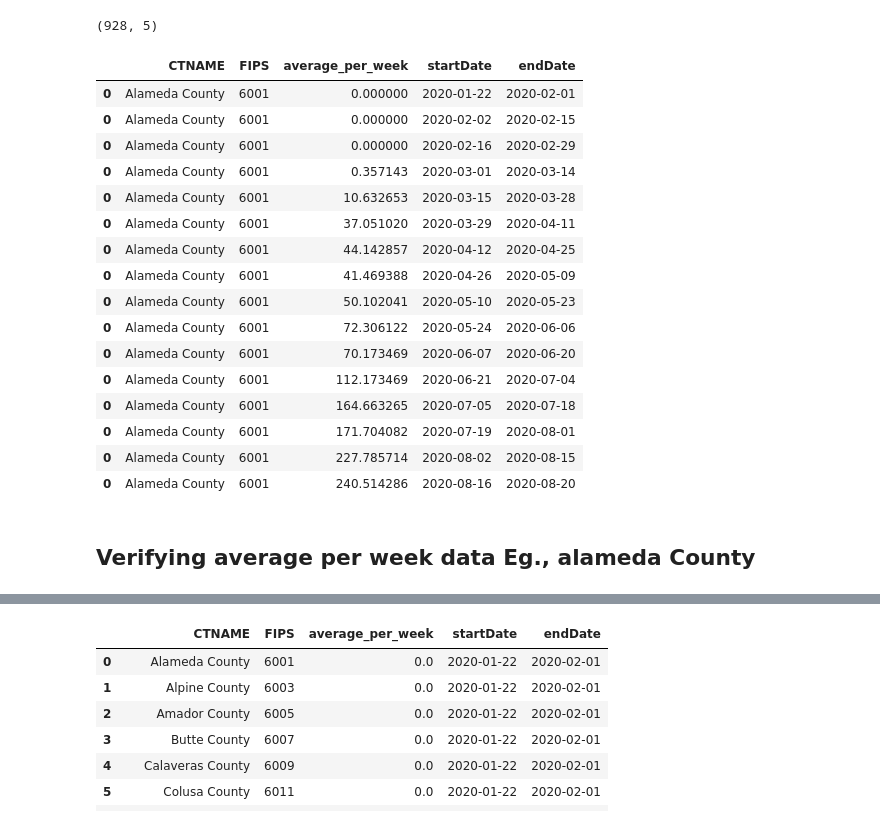
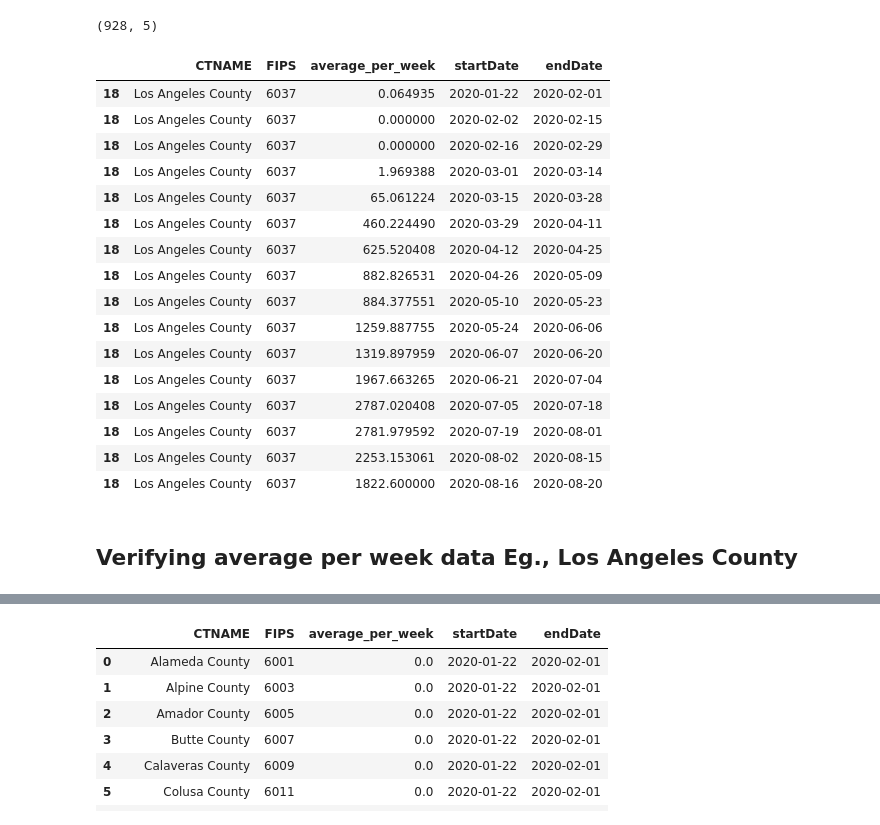
Before and after one commit to jeyasri-s2/meansquares, a Jupyter notebook: CA_LabelingData.ipynb, the cells around one changed output, grey strips where cells are left out. Saved outputs shown, nothing was run; the diff lists cells and outputs as text; code cells hidden in the pictures.

```diff
--- a/CA_LabelingData.ipynb
+++ b/CA_LabelingData.ipynb
@@ -1161,8 +1387,8 @@ NY_combined_sd_inertia_data.head(3)
 # %% [markdown]
 ## clean data - fill NA
 # %%
-NY_combined_sd_inertia_data = NY_combined_sd_inertia_data.fillna(0)
-NY_combined_sd_inertia_data.head(4)
+CA_combined_sd_inertia_data = CA_combined_sd_inertia_data.fillna(0)
+CA_combined_sd_inertia_data.head(4)
 # %% [output]
 |  | Date | Province_State | FIPS | New cases | mask_rule_active | CTFIPS | CTNAME | STFIPS | ... |
 | 0 | 2020-01-22 | California | 6001 | 0 | 0 | 6001 | Alameda County | 6 | ... |
@@ -1244,8 +1470,8 @@ plt.show()
 # %% [markdown]
 ## Rolling window to compare every 2 weeks with next 2 weeks
 # %%
-NY_combined_sd_inertia_data = NY_combined_sd_inertia_data.sort_values(by=['Date'])
-NY_combined_sd_inertia_data.head()
+CA_combined_sd_inertia_data = CA_combined_sd_inertia_data.sort_values(by=['Date'])
+CA_combined_sd_inertia_data.head()
 # %% [output]
 |  | Date | Province_State | FIPS | New cases | mask_rule_active | CTFIPS | CTNAME | STFIPS | ... |
 | 0 | 2020-01-22 | California | 6001 | 0 | 0 | 6001 | Alameda County | 6 | ... |
@@ -1272,8 +1498,8 @@ NY_combined_sd_inertia_data[NY_combined_sd_inertia_data['FIPS'] == 6001]
 # %%
-minDate = NY_combined_sd_inertia_data['Date'].min()
+minDate = CA_combined_sd_inertia_data['Date'].min()
 print(minDate)
 
-dateList = NY_combined_sd_inertia_data['Date'].unique()
+dateList = CA_combined_sd_inertia_data['Date'].unique()
 # %% [output]
 2020-01-22
 # %%
@@ -1342,8 +1568,8 @@ average_newCases_df = pd.DataFrame(columns=['CTNAME',  'FIPS',  'average_per_wee
 
 for index, row in week_df.iterrows():
     startDate, endDate = row['startDate'], row['endDate']
-    df_index = (NY_combined_sd_inertia_data['Date'] >= startDate) & (NY_combined_sd_inertia_data['Date'] <= endDate)
-    df_weekData =  NY_combined_sd_inertia_data.loc[df_index]
+    df_index = (CA_combined_sd_inertia_data['Date'] >= startDate) & (CA_combined_sd_inertia_data['Date'] <= endDate)
+    df_weekData =  CA_combined_sd_inertia_data.loc[df_index]
     df_base = (
       df_weekData
       .pipe(lambda x: x.assign(gains_pctg=x["rolling_avg_new_cases"]))
@@ -1362,25 +1588,25 @@ average_newCases_df.shape
 # %% [output]
 (928, 5)
 # %%
-average_newCases_df[average_newCases_df['FIPS'] == 6001]
+average_newCases_df[average_newCases_df['FIPS'] == 6037]
 # %% [output]
 |  | CTNAME | FIPS | average_per_week | startDate | endDate |
-| 0 | Alameda County | 6001 | 0.000000 | 2020-01-22 | 2020-02-01 |
-| 0 | Alameda County | 6001 | 0.000000 | 2020-02-02 | 2020-02-15 |
-| 0 | Alameda County | 6001 | 0.000000 | 2020-02-16 | 2020-02-29 |
-| 0 | Alameda County | 6001 | 0.357143 | 2020-03-01 | 2020-03-14 |
-| 0 | Alameda County | 6001 | 10.632653 | 2020-03-15 | 2020-03-28 |
-| 0 | Alameda County | 6001 | 37.051020 | 2020-03-29 | 2020-04-11 |
-| 0 | Alameda County | 6001 | 44.142857 | 2020-04-12 | 2020-04-25 |
-| 0 | Alameda County | 6001 | 41.469388 | 2020-04-26 | 2020-05-09 |
-| 0 | Alameda County | 6001 | 50.102041 | 2020-05-10 | 2020-05-23 |
-| 0 | Alameda County | 6001 | 72.306122 | 2020-05-24 | 2020-06-06 |
-| 0 | Alameda County | 6001 | 70.173469 | 2020-06-07 | 2020-06-20 |
-| 0 | Alameda County | 6001 | 112.173469 | 2020-06-21 | 2020-07-04 |
-| 0 | Alameda County | 6001 | 164.663265 | 2020-07-05 | 2020-07-18 |
-| 0 | Alameda County | 6001 | 171.704082 | 2020-07-19 | 2020-08-01 |
-| 0 | Alameda County | 6001 | 227.785714 | 2020-08-02 | 2020-08-15 |
-| 0 | Alameda County | 6001 | 240.514286 | 2020-08-16 | 2020-08-20 |
+| 18 | Los Angeles County | 6037 | 0.064935 | 2020-01-22 | 2020-02-01 |
+| 18 | Los Angeles County | 6037 | 0.000000 | 2020-02-02 | 2020-02-15 |
+| 18 | Los Angeles County | 6037 | 0.000000 | 2020-02-16 | 2020-02-29 |
+| 18 | Los Angeles County | 6037 | 1.969388 | 2020-03-01 | 2020-03-14 |
+| 18 | Los Angeles County | 6037 | 65.061224 | 2020-03-15 | 2020-03-28 |
+| 18 | Los Angeles County | 6037 | 460.224490 | 2020-03-29 | 2020-04-11 |
+| 18 | Los Angeles County | 6037 | 625.520408 | 2020-04-12 | 2020-04-25 |
+| 18 | Los Angeles County | 6037 | 882.826531 | 2020-04-26 | 2020-05-09 |
+| 18 | Los Angeles County | 6037 | 884.377551 | 2020-05-10 | 2020-05-23 |
+| 18 | Los Angeles County | 6037 | 1259.887755 | 2020-05-24 | 2020-06-06 |
+| 18 | Los Angeles County | 6037 | 1319.897959 | 2020-06-07 | 2020-06-20 |
+| 18 | Los Angeles County | 6037 | 1967.663265 | 2020-06-21 | 2020-07-04 |
+| 18 | Los Angeles County | 6037 | 2787.020408 | 2020-07-05 | 2020-07-18 |
+| 18 | Los Angeles County | 6037 | 2781.979592 | 2020-07-19 | 2020-08-01 |
+| 18 | Los Angeles County | 6037 | 2253.153061 | 2020-08-02 | 2020-08-15 |
+| 18 | Los Angeles County | 6037 | 1822.600000 | 2020-08-16 | 2020-08-20 |
 # %% [markdown]
-## Verifying average per week data Eg., alameda County
+## Verifying average per week data Eg., Los Angeles County
 # %%
```
Also changed, not shown: parts of 141 cells of this notebook.
